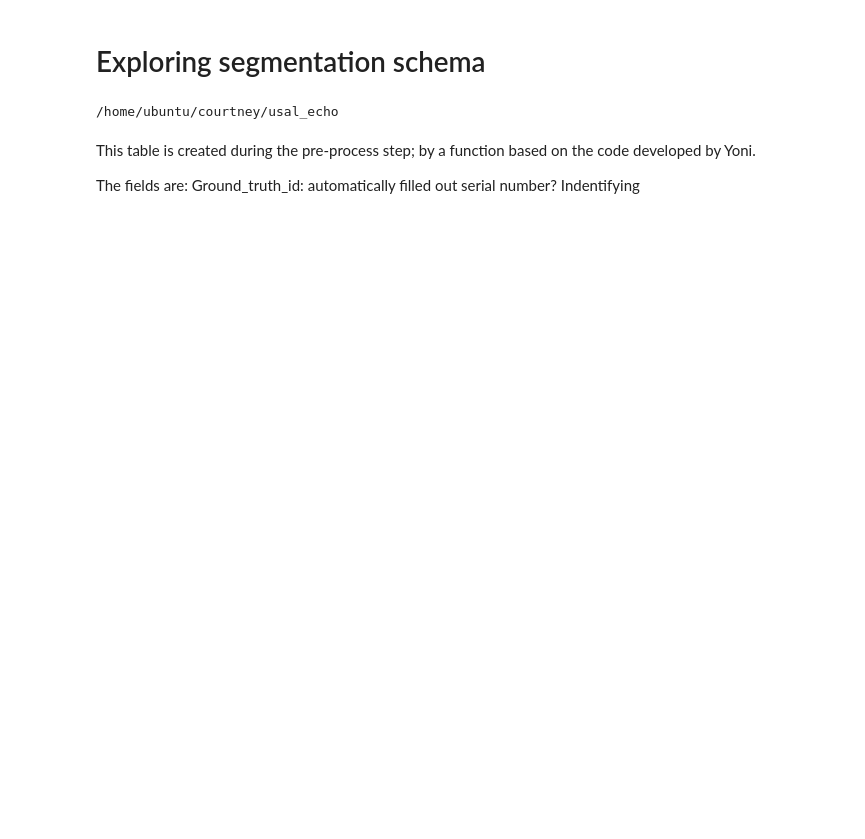
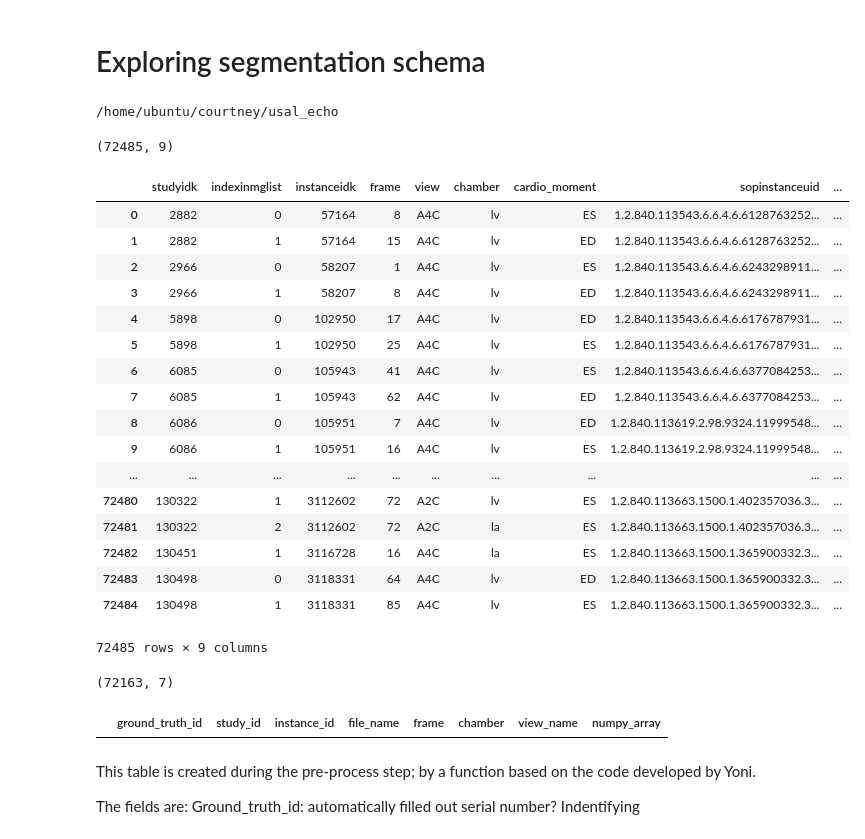
Before and after one commit to dssg/usal_echo_public, a Jupyter notebook: notebooks/20190805_CI_segmentation_schema_exploration.ipynb, the cells around one changed output. Saved outputs shown, nothing was run; the diff lists cells and outputs as text; code cells hidden in the pictures; blank space fills up the shorter version.

```diff
--- a/notebooks/20190805_CI_segmentation_schema_exploration.ipynb
+++ b/notebooks/20190805_CI_segmentation_schema_exploration.ipynb
@@ -27 +28,33 @@ instances_unique_master_list = io_views.get_table('instances_unique_master_list'
 print(instances_unique_master_list.tail())
+# %%
+frames_by_volume_mask = io_views.get_table('frames_by_volume_mask')
+frames_by_volume_mask.shape
+# %% [output]
+(72485, 9)
+# %%
+frames_by_volume_mask
+# %% [output]
+|  | studyidk | indexinmglist | instanceidk | frame | view | chamber | cardio_moment | sopinstanceuid | ... |
+| 0 | 2882 | 0 | 57164 | 8 | A4C | lv | ES | 1.2.840.113543.6.6.4.6.6128763252... | ... |
+| 1 | 2882 | 1 | 57164 | 15 | A4C | lv | ED | 1.2.840.113543.6.6.4.6.6128763252... | ... |
+| 2 | 2966 | 0 | 58207 | 1 | A4C | lv | ES | 1.2.840.113543.6.6.4.6.6243298911... | ... |
+| 3 | 2966 | 1 | 58207 | 8 | A4C | lv | ED | 1.2.840.113543.6.6.4.6.6243298911... | ... |
+| 4 | 5898 | 0 | 102950 | 17 | A4C | lv | ED | 1.2.840.113543.6.6.4.6.6176787931... | ... |
+| 5 | 5898 | 1 | 102950 | 25 | A4C | lv | ES | 1.2.840.113543.6.6.4.6.6176787931... | ... |
+| 6 | 6085 | 0 | 105943 | 41 | A4C | lv | ES | 1.2.840.113543.6.6.4.6.6377084253... | ... |
+| 7 | 6085 | 1 | 105943 | 62 | A4C | lv | ED | 1.2.840.113543.6.6.4.6.6377084253... | ... |
+| 8 | 6086 | 0 | 105951 | 7 | A4C | lv | ED | 1.2.840.113619.2.98.9324.11999548... | ... |
+| 9 | 6086 | 1 | 105951 | 16 | A4C | lv | ES | 1.2.840.113619.2.98.9324.11999548... | ... |
+| ... | ... | ... | ... | ... | ... | ... | ... | ... | ... |
+| 72480 | 130322 | 1 | 3112602 | 72 | A2C | lv | ES | 1.2.840.113663.1500.1.402357036.3... | ... |
+| 72481 | 130322 | 2 | 3112602 | 72 | A2C | la | ES | 1.2.840.113663.1500.1.402357036.3... | ... |
+| 72482 | 130451 | 1 | 3116728 | 16 | A4C | la | ES | 1.2.840.113663.1500.1.365900332.3... | ... |
+| 72483 | 130498 | 0 | 3118331 | 64 | A4C | lv | ED | 1.2.840.113663.1500.1.365900332.3... | ... |
+| 72484 | 130498 | 1 | 3118331 | 85 | A4C | lv | ES | 1.2.840.113663.1500.1.365900332.3... | ... |
+72485 rows × 9 columns
+# %%
+frames_by_volume_mask = frames_by_volume_mask.drop(columns=['indexinmglist', 'frame'])
+frames_by_volume_mask = frames_by_volume_mask.drop_duplicates()
+frames_by_volume_mask.shape
+# %% [output]
+(72163, 7)
@@ -75,8 +116,10 @@ print('study id: {}'.format(df.at[0, 'studyidk']))
 #instanceid = study_id_dict.get(key_filename)
 #print(instanceid)
 # %%
-ground_truths = io_segmentation.get_table('ground_truths')
-ground_truths
+ground_truths = io_segmentation.get_segmentation_table('ground_truths')
+ground_truths.tail()
+# %% [output]
+|  | ground_truth_id | study_id | instance_id | file_name | frame | chamber | view_name | numpy_array |
 # %% [markdown]
 This table is created during the pre-process step; by a function based on the code developed by Yoni.
 
```
Also changed, not shown: parts of 22 cells of this notebook, 1 other file.
